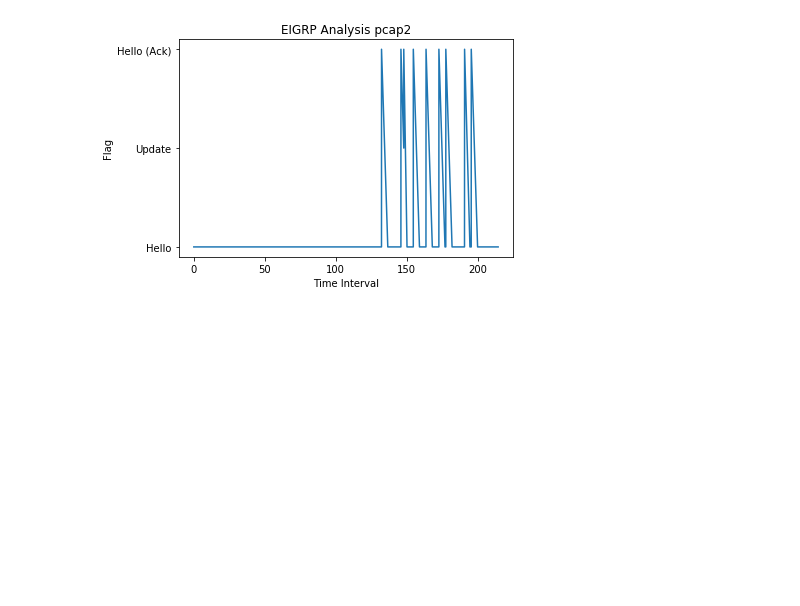
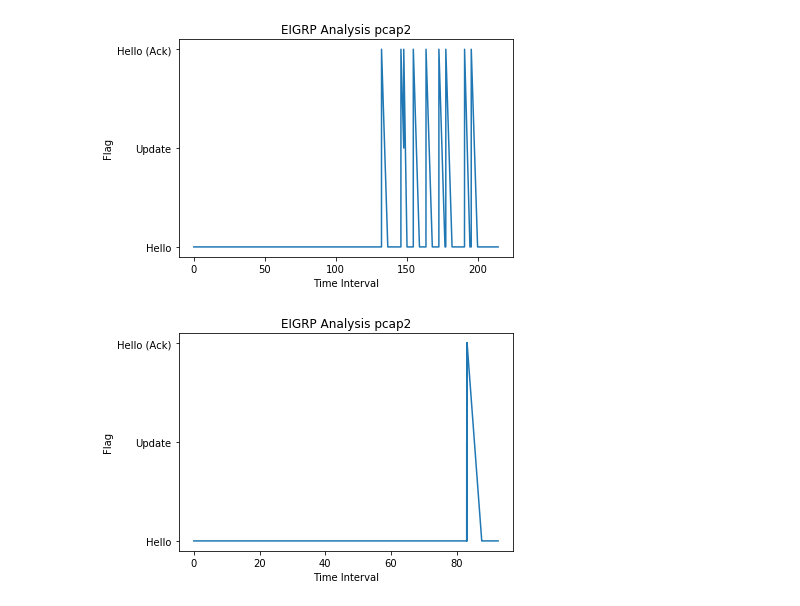
Before and after one commit to akankshasrivastava-98/EIGRP-visualization, a Jupyter notebook: EIGRP_Visualization.ipynb, the cells around one changed output. Drawn from its saved outputs; the diff is of its cells as text; code cells hidden in the pictures; blank space fills up the shorter version.

```diff
--- a/EIGRP_Visualization.ipynb
+++ b/EIGRP_Visualization.ipynb
@@ -3,6 +3,8 @@ import pandas as pd
 # %%
 df1 = pd.read_csv('EIGRP_H_U_Q_R_A.csv')
 df2 = pd.read_csv('EIGRP_H_U_R_A.csv')
+df3 = pd.read_csv('EIGRP2.csv')
+df4 = pd.read_csv('EIGRP3.csv')
 # %%
 df1.shape
 # %% [output]
@@ -189,3 +357,11 @@ plt.title('EIGRP Analysis pcap2')
 plt.show()
 # %% [output]
 [figure]
+# %%
+plt.plot(time3, info_eigrp3)
+plt.xlabel('Time Interval')
+plt.ylabel('Flag')
+plt.title('EIGRP Analysis pcap2')
+plt.show()
+# %% [output]
+[figure, added]
```
Also changed, not shown: parts of 18 cells of this notebook.
